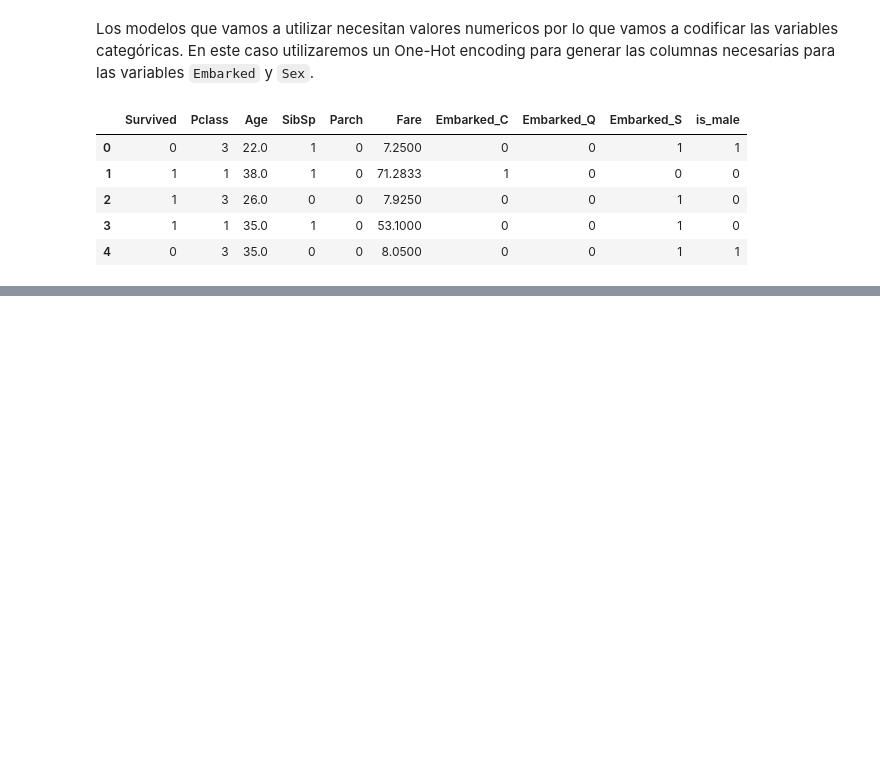
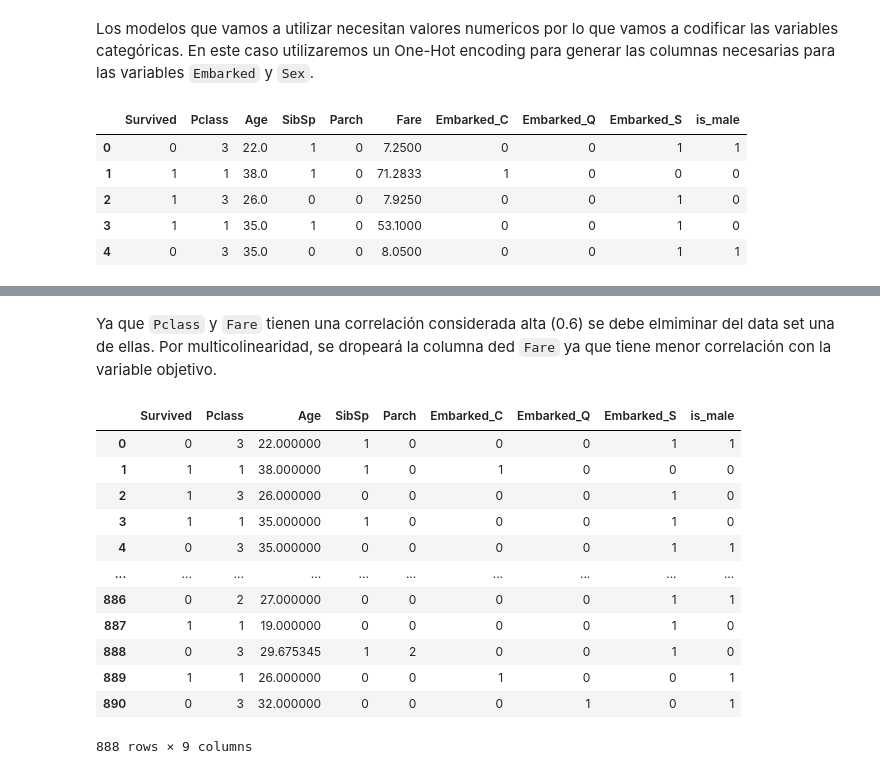
Before and after one commit to EliasGarzaV/RetoTitanicBloque1, a Jupyter notebook: Pipe/DataCleansing.ipynb, the cells around one changed output, grey strips where cells are left out. Saved outputs shown, nothing was run; the diff lists cells and outputs as text; code cells hidden in the pictures; blank space fills up the shorter version.

```diff
--- a/Pipe/DataCleansing.ipynb
+++ b/Pipe/DataCleansing.ipynb
@@ -277,0 +276,19 @@ sns.heatmap(correlation_matrix, annot=True, cmap='coolwarm', center=0)
+# %% [markdown]
+Ya que `Pclass` y `Fare` tienen una correlación considerada alta (0.6) se debe elmiminar del data set una de ellas. Por multicolinearidad, se dropeará la columna ded `Fare` ya que tiene menor correlación con la variable objetivo.
+# %%
+train = train.drop(columns = ['Fare'], axis = 1)
+train
+# %% [output]
+|  | Survived | Pclass | Age | SibSp | Parch | Embarked_C | Embarked_Q | Embarked_S | is_male |
+| 0 | 0 | 3 | 22.000000 | 1 | 0 | 0 | 0 | 1 | 1 |
+| 1 | 1 | 1 | 38.000000 | 1 | 0 | 1 | 0 | 0 | 0 |
+| 2 | 1 | 3 | 26.000000 | 0 | 0 | 0 | 0 | 1 | 0 |
+| 3 | 1 | 1 | 35.000000 | 1 | 0 | 0 | 0 | 1 | 0 |
+| 4 | 0 | 3 | 35.000000 | 0 | 0 | 0 | 0 | 1 | 1 |
+| ... | ... | ... | ... | ... | ... | ... | ... | ... | ... |
+| 886 | 0 | 2 | 27.000000 | 0 | 0 | 0 | 0 | 1 | 1 |
+| 887 | 1 | 1 | 19.000000 | 0 | 0 | 0 | 0 | 1 | 0 |
+| 888 | 0 | 3 | 29.675345 | 1 | 2 | 0 | 0 | 1 | 0 |
+| 889 | 1 | 1 | 26.000000 | 0 | 0 | 1 | 0 | 0 | 1 |
+| 890 | 0 | 3 | 32.000000 | 0 | 0 | 0 | 1 | 0 | 1 |
+888 rows × 9 columns
```
Also changed, not shown: parts of 7 cells of this notebook, 2 other files.
